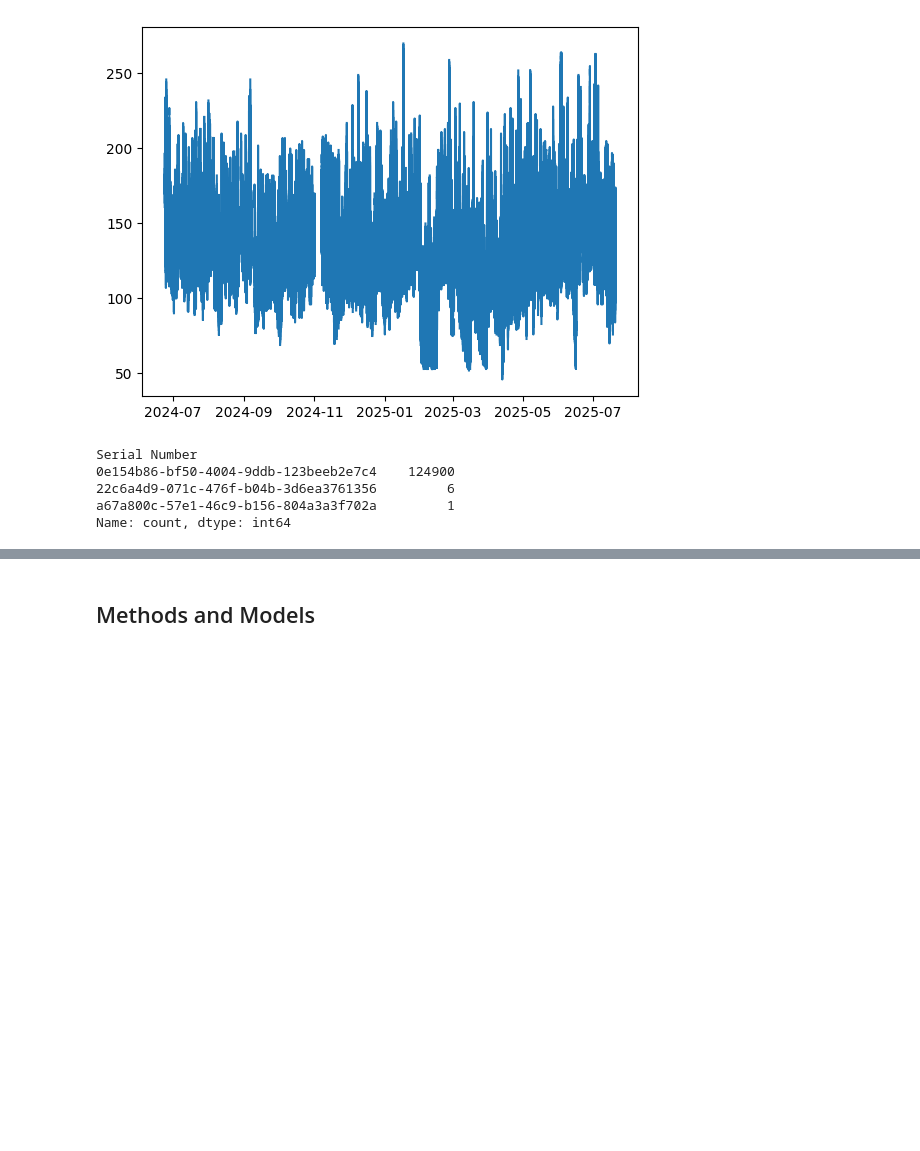
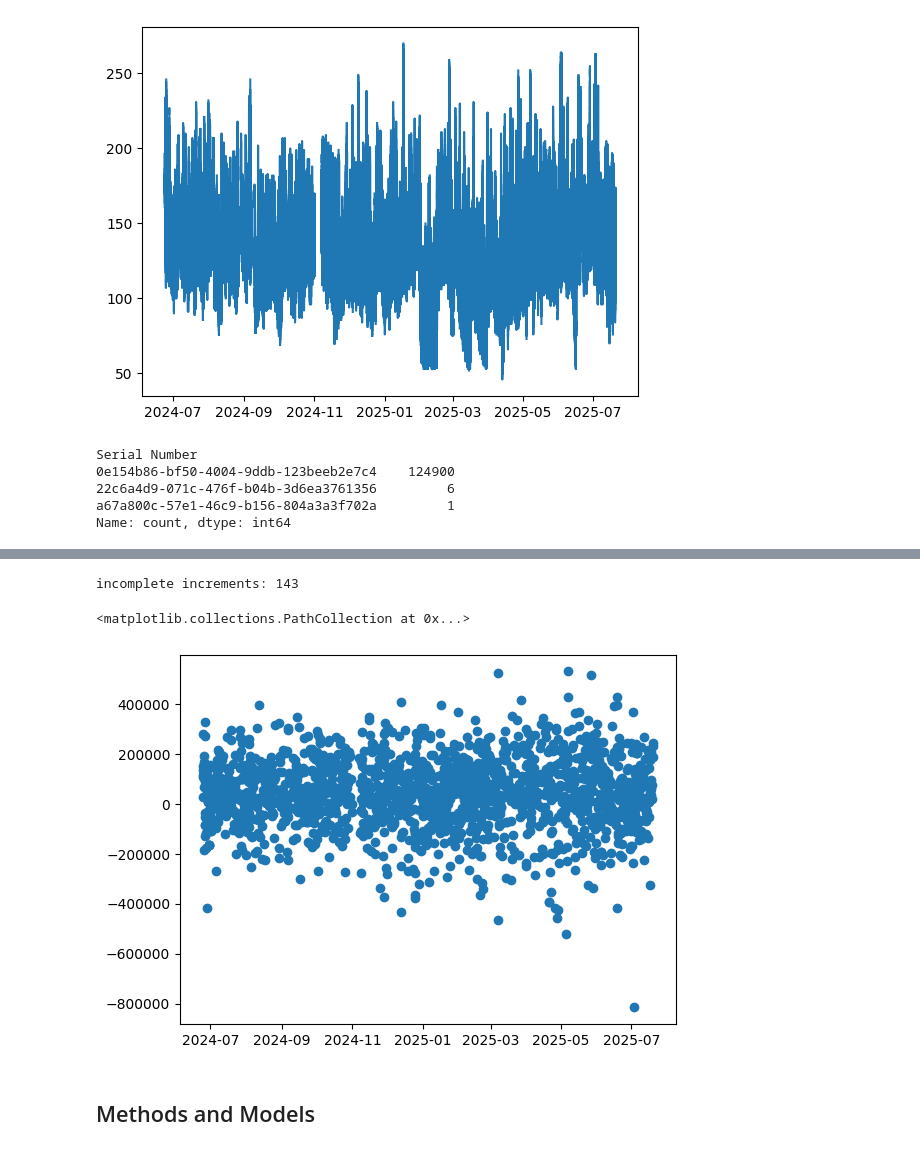
Before and after one commit to piggyatbaqaqi/sugarbowl, a Jupyter notebook: explore/sugarbowl_piggy.ipynb, the cells around one changed output, grey strips where cells are left out. Saved outputs shown, nothing was run; the diff lists cells and outputs as text; code cells hidden in the pictures; blank space fills up the shorter version.

Commit message:
I have a working glycemic_increment function

```diff
--- a/explore/sugarbowl_piggy.ipynb
+++ b/explore/sugarbowl_piggy.ipynb
@@ -63,3 +74,10 @@ Data columns (total 7 columns):
  6   timestamp               124907 non-null  datetime64[ns]
 dtypes: datetime64[ns](1), float64(3), int64(1), object(2)
 memory usage: 7.6+ MB
+# %%
+def get_meals(data: pd.DataFrame) -> pd.DataFrame:
+    retval = data[(data['Record Type'] == 6) & (data['Notes'] != '')
+                  & (data['Notes'].isna().map(lambda x: not x))]
+    return retval.reset_index(drop=True)
+meals = get_meals(data)
+print(f"Number of meals: {len(meals)}")
@@ -76,3 +96,11 @@ Serial Number
 22c6a4d9-071c-476f-b04b-3d6ea3761356         6
 a67a800c-57e1-46c9-b156-804a3a3f702a         1
 Name: count, dtype: int64
+# %%
+# Define potential glucose columns and keep only those that exist
+glucose_columns = [col for col in ['Scan Glucose mg/dL', 'Historic Glucose mg/dL', 'Strip Glucose mg/dL'] if col in data.columns]
+
+# Use backfill to combine available glucose readings
+data['glucose'] = data[glucose_columns].bfill(axis=1).iloc[:, 0]
+
+print(f"DEBUG: {data['glucose'].isna().sum()}")
@@ -78,0 +150,4 @@ Name: count, dtype: int64
+# %%
+glucose_data = data.dropna(subset=['glucose']).copy().reset_index(drop=True)
+glucose_data['glucose'] = pd.to_numeric(glucose_data['glucose'], errors='coerce')
+glucose_data
@@ -79,3 +168,15 @@ Name: count, dtype: int64
+# %%
+increments = meals.apply(lambda d: glycemic_increment(glucose_data, d['timestamp']), axis=1)
+# glycemic_increment(glucose_data, meals['timestamp'][10])
+print(f"incomplete increments: {increments.isna().sum()}")
+meals['increment'] = increments
+# %% [output]
+incomplete increments: 143
+# %%
+plt.scatter(meals['timestamp'], meals['increment'])
+# %% [output]
+<matplotlib.collections.PathCollection at 0x...>
+[figure, added]
 # %% [markdown]
 ## Methods and Models
 # %% [markdown]
```
Also changed, not shown: parts of 5 cells of this notebook.
